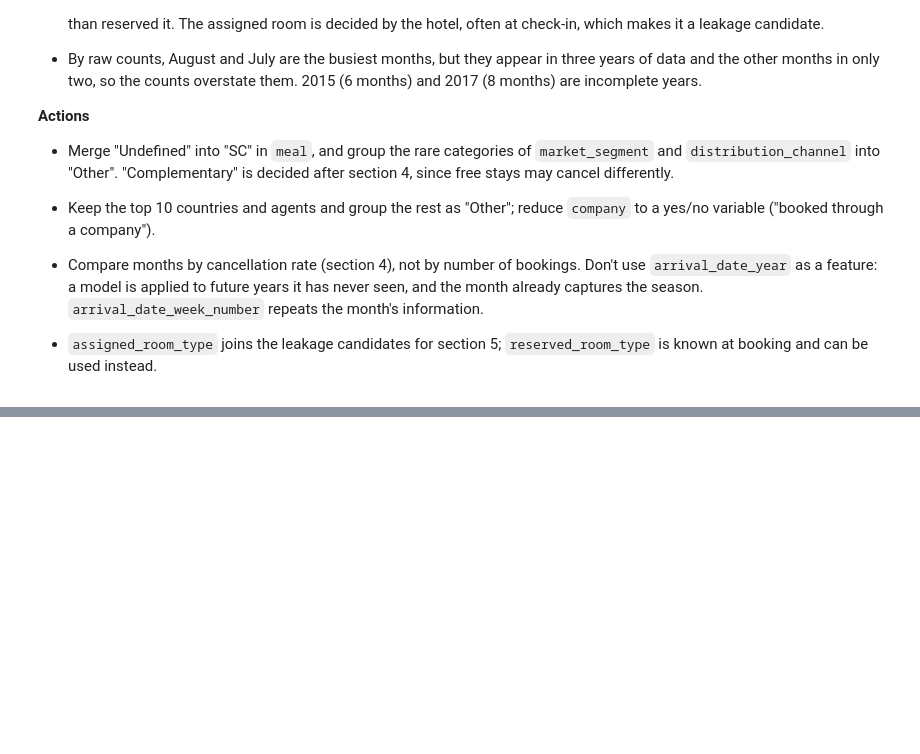
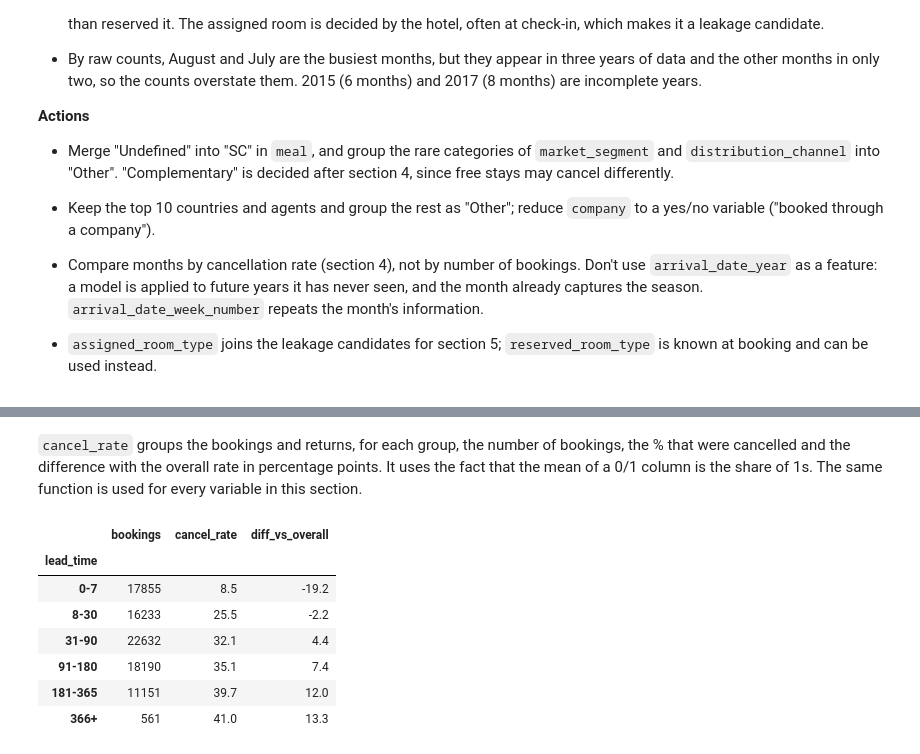
Before and after one commit to martinmon19/Assignment-MACHINE-LEARNING, a Jupyter notebook: notebooks/03_distributions.ipynb, the cells around one changed output, grey strips where cells are left out. Cells and saved outputs as stored; diff of their text form; code cells hidden in the pictures; blank space fills up the shorter version.

```diff
--- a/notebooks/03_distributions.ipynb
+++ b/notebooks/03_distributions.ipynb
@@ -457,0 +472,16 @@ years while the other months appear in only two.
+# %% [markdown]
+`cancel_rate` groups the bookings and returns, for each group, the number of bookings, the % that were cancelled and the difference with the overall rate in percentage points. It uses the fact that the mean of a 0/1 column is the share of 1s. The same function is used for every variable in this section.
+# %%
+lead_range = pd.cut(df["lead_time"], bins=[-1, 7, 30, 90, 180, 365, df["lead_time"].max()],
+                    labels=["0-7", "8-30", "31-90", "91-180", "181-365", "366+"])
+lead_table = cancel_rate(lead_range)
+lead_table
+# %% [output]
+|  | bookings | cancel_rate | diff_vs_overall |
+| lead_time |  |  |  |
+| 0-7 | 17855 | 8.5 | -19.2 |
+| 8-30 | 16233 | 25.5 | -2.2 |
+| 31-90 | 22632 | 32.1 | 4.4 |
+| 91-180 | 18190 | 35.1 | 7.4 |
+| 181-365 | 11151 | 39.7 | 12.0 |
+| 366+ | 561 | 41.0 | 13.3 |
```
Also changed, not shown: parts of 8 cells of this notebook.
